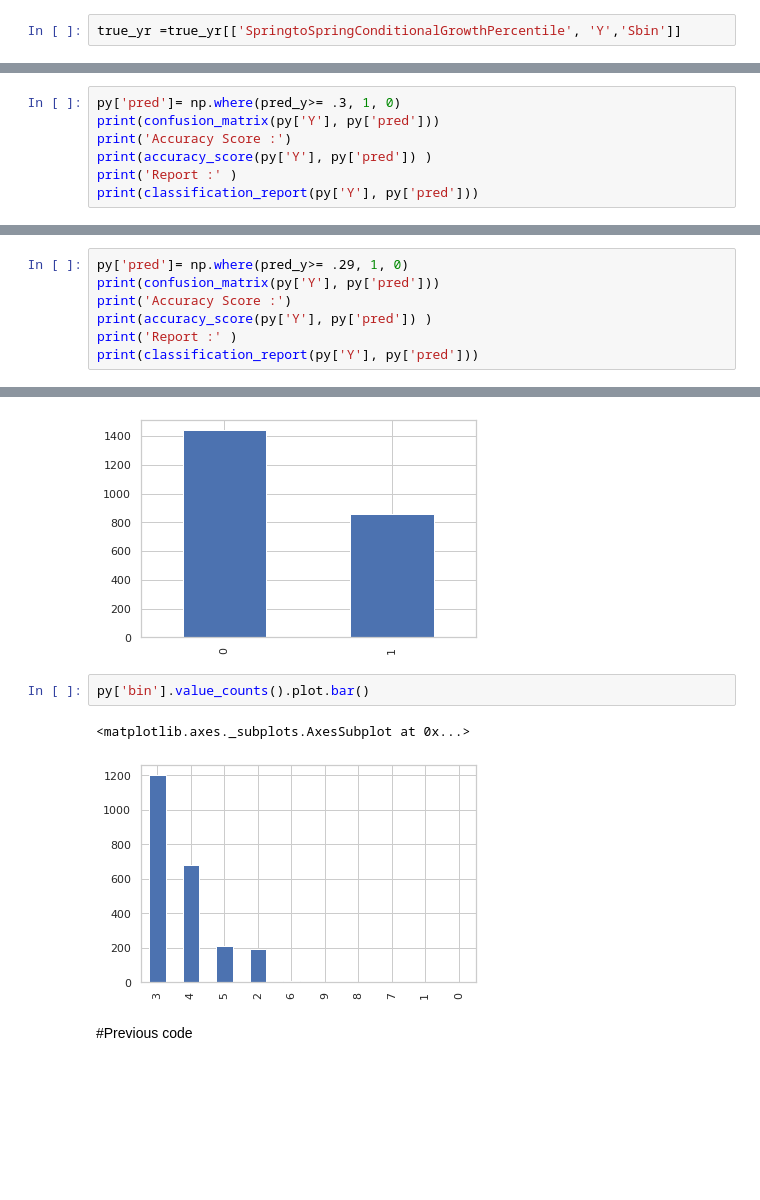
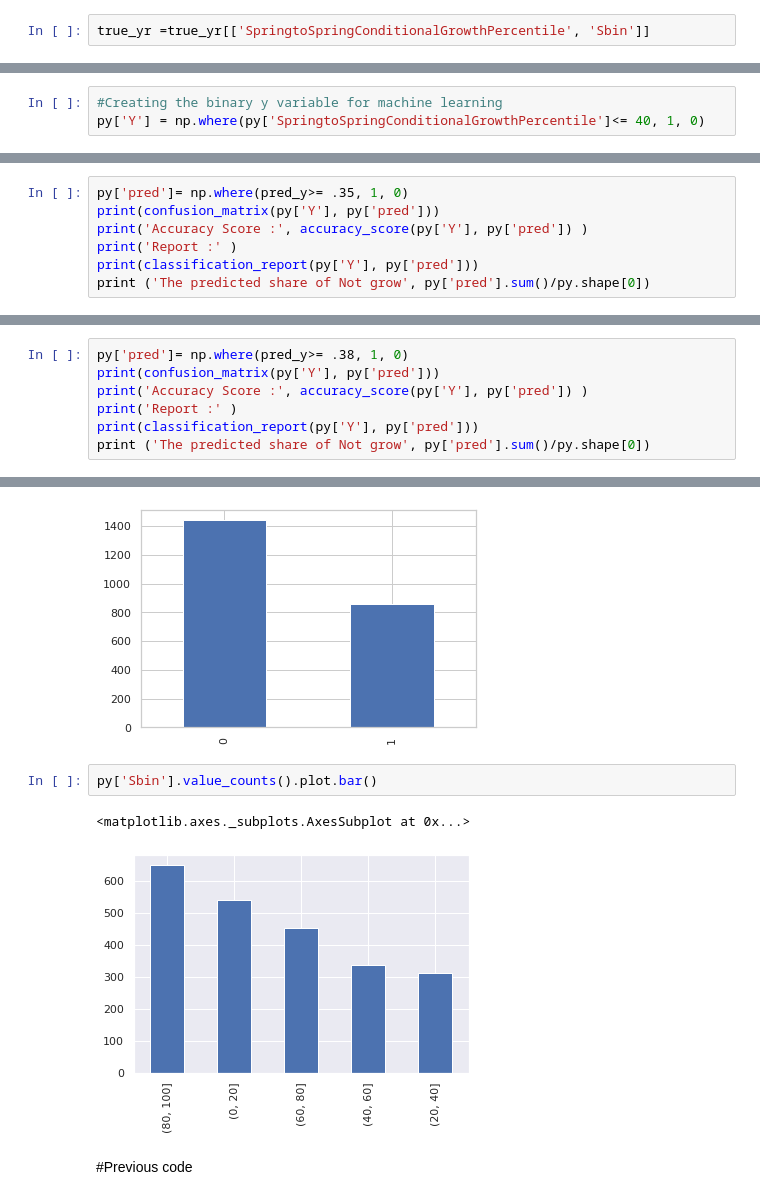
Before and after one commit to tianchu-shu/DataMade, a Jupyter notebook: Predicting_SpringCGP.ipynb, the cells around one changed output, grey strips where cells are left out. Saved outputs shown, nothing was run; the diff lists cells and outputs as text; blank space fills up the shorter version.

```diff
--- a/Predicting_SpringCGP.ipynb
+++ b/Predicting_SpringCGP.ipynb
@@ -931,5 +948,5 @@ true_yr['Sbin']=pd.cut(true_yr['SpringtoSpringConditionalGrowthPercentile'], bin
 # %%
-true_yr =true_yr[['SpringtoSpringConditionalGrowthPercentile', 'Y','Sbin']]
+true_yr =true_yr[['SpringtoSpringConditionalGrowthPercentile', 'Sbin']]
 # %%
 true_yr=true_yr.reset_index(drop=True)
 # %%
@@ -944,5 +961,8 @@ true_yr.head()
 # %%
 py = pd.concat([py, true_yr], axis=1)
+# %%
+#Creating the binary y variable for machine learning
+py['Y'] = np.where(py['SpringtoSpringConditionalGrowthPercentile']<= 40, 1, 0)
 # %%
 pred_y
 # %% [output]
@@ -997,8 +1020,8 @@ weighted avg       0.67      0.64      0.65      2298
 # %%
-py['pred']= np.where(pred_y>= .3, 1, 0)
+py['pred']= np.where(pred_y>= .35, 1, 0)
 print(confusion_matrix(py['Y'], py['pred']))
-print('Accuracy Score :')
-print(accuracy_score(py['Y'], py['pred']) )
+print('Accuracy Score :', accuracy_score(py['Y'], py['pred']) )
 print('Report :' )
 print(classification_report(py['Y'], py['pred']))
+print ('The predicted share of Not grow', py['pred'].sum()/py.shape[0])
 # %% [output]
@@ -1018,8 +1042,8 @@ weighted avg       0.64      0.40      0.28      2298
 # %%
-py['pred']= np.where(pred_y>= .29, 1, 0)
+py['pred']= np.where(pred_y>= .38, 1, 0)
 print(confusion_matrix(py['Y'], py['pred']))
-print('Accuracy Score :')
-print(accuracy_score(py['Y'], py['pred']) )
+print('Accuracy Score :', accuracy_score(py['Y'], py['pred']) )
 print('Report :' )
 print(classification_report(py['Y'], py['pred']))
+print ('The predicted share of Not grow', py['pred'].sum()/py.shape[0])
 # %% [output]
@@ -1063,10 +1089,10 @@ py['Y'].value_counts().plot.bar()
 <matplotlib.axes._subplots.AxesSubplot at 0x...>
 [figure]
 # %%
-py['bin'].value_counts().plot.bar()
+py['Sbin'].value_counts().plot.bar()
 # %% [output]
 <matplotlib.axes._subplots.AxesSubplot at 0x...>
-[figure, old version]
+[figure, new version]
 # %% [markdown]
 #Previous code
 # %%
```
Also changed, not shown: parts of 101 cells of this notebook.
